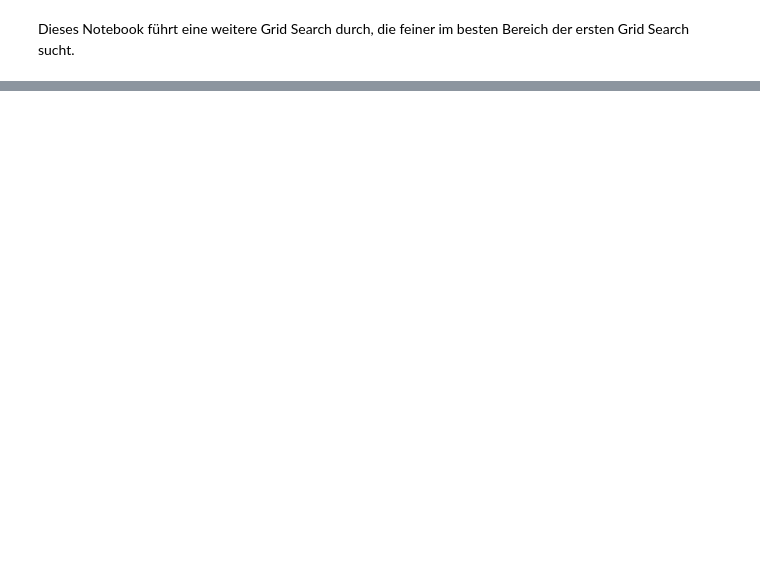
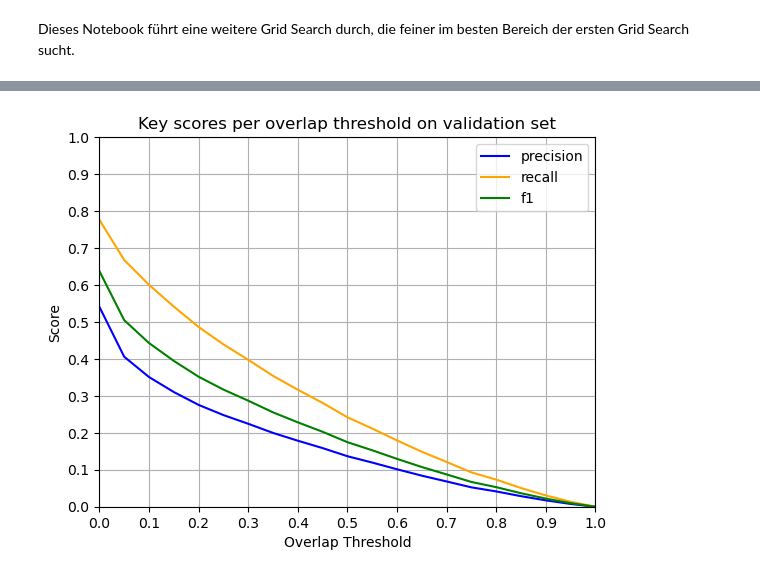
Before and after one commit to stuckkk/artifact-detection-seminar, a Jupyter notebook: experiments/03 - Training/exp_03_07.ipynb, the cells around one changed output, grey strips where cells are left out. Drawn from its saved outputs; the diff is of its cells as text; code cells hidden in the pictures; blank space fills up the shorter version.

```diff
--- a/experiments/03 - Training/exp_03_07.ipynb
+++ b/experiments/03 - Training/exp_03_07.ipynb
@@ -26,0 +84,18 @@ print(f'Classifiction report validtation set \n\n{classification_report(y_true_v
+# %%
+import joblib
+from utils.training import get_features_and_labels
+from sklearn.metrics import classification_report
+
+
+split_val = 'val'
+feature_file = "./features/features.hdf5"
+data_split_file = "./data_split.yaml"
+features = ['mean', 'variance', 'std', 'ptp_amp', 'kurtosis', 'quantile', 'pow_freq_bands', 'hurst_exp', 'line_length',
+            'rms', 'higuchi_fd', 'spect_entropy', 'svd_entropy', 'teager_kaiser_energy', 'wavelet_coef_energy',
+            'zero_crossings']
+
+clf = joblib.load('models/16-11-25 12-23-07.joblib')
+
+X_val, y_val = get_features_and_labels(feature_file, features, split_val, data_split_file)
+y_pred = clf.predict(X_val)
+print(f'Classifiction report validtation set \n\n{classification_report(y_val, y_pred, target_names=["Kein Artefakt", "Artefakt"])}')
@@ -26,0 +140,21 @@ print(f'Classifiction report validtation set \n\n{classification_report(y_true_v
+# %%
+ticks = np.linspace(0, 1, num=11)
+
+plt.xticks(ticks)
+plt.yticks(ticks)
+
+plt.plot(overlap_treshold_values, precision_values_val, label='precision', color='blue')
+plt.plot(overlap_treshold_values, recall_values_val, label='recall', color='orange')
+plt.plot(overlap_treshold_values, f1_values_val, label='f1', color='green')
+
+plt.xlabel('Overlap Threshold')
+plt.ylabel('Score')
+plt.title('Key scores per overlap threshold on validation set')
+plt.grid(True)
+plt.legend()
+plt.xlim(0, 1)
+plt.ylim(0, 1)
+plt.savefig('output/exp_03_07_iou_f1_val_best_estimator.svg')
+plt.show()
+# %% [output]
+[figure, added]
```
Also changed, not shown: parts of 6 cells of this notebook, 6 other files.
